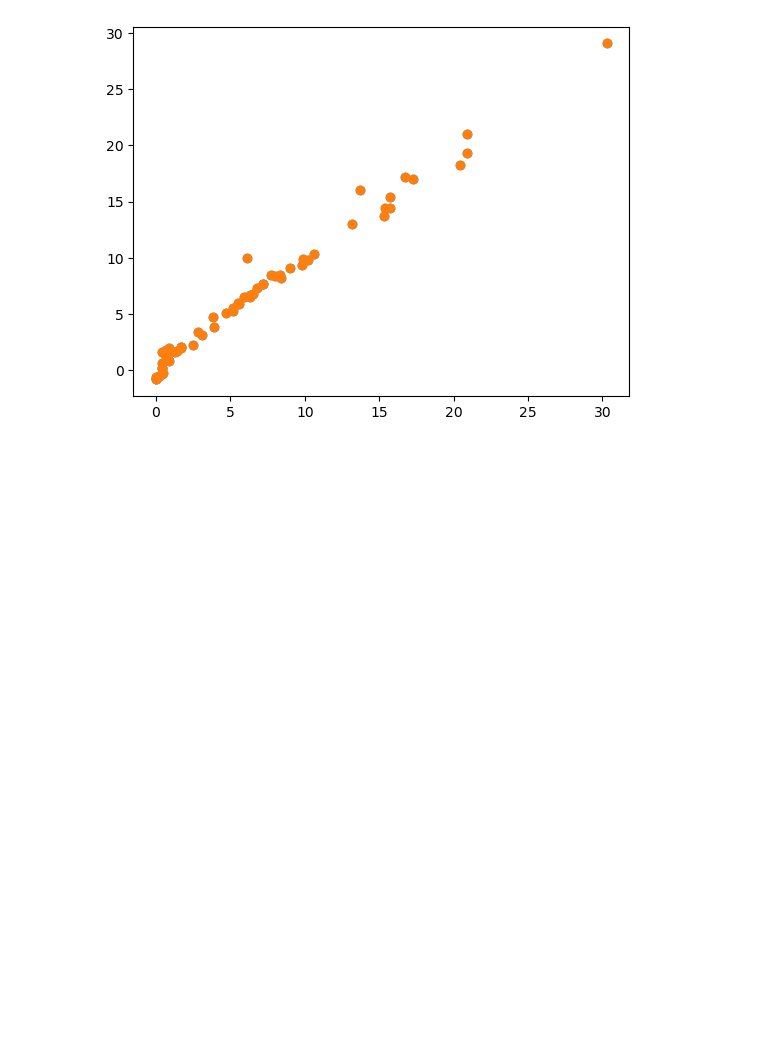
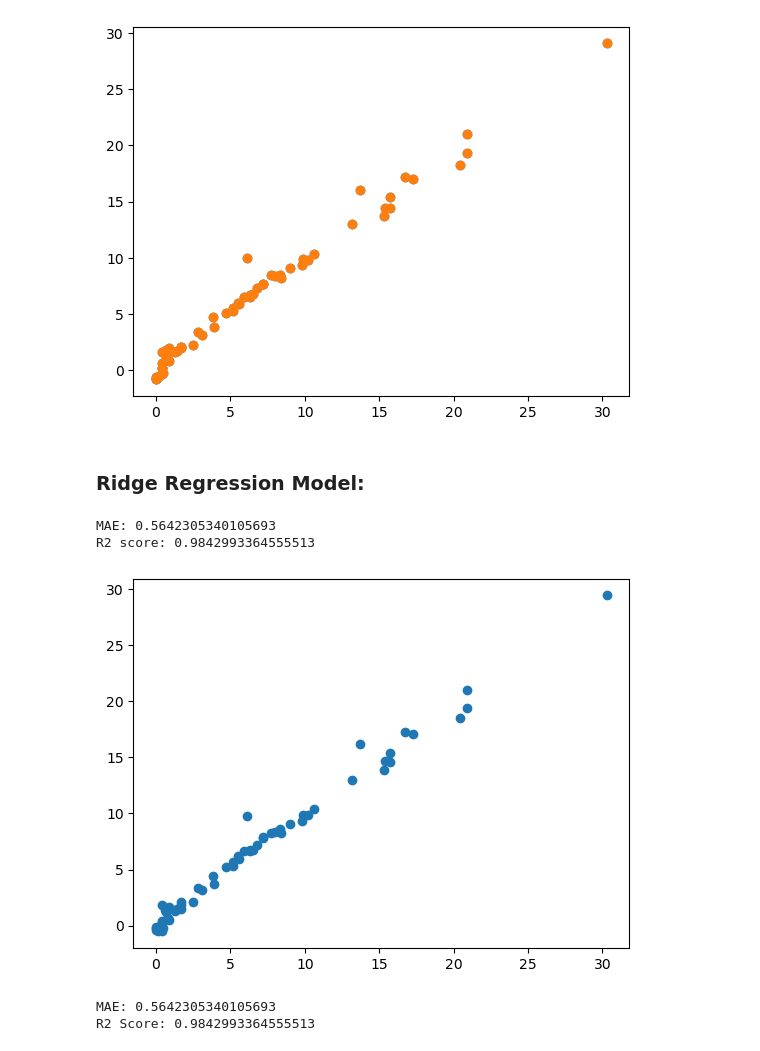
Before and after one commit to ganeshbgunjal/Projects, a Jupyter notebook: 1 Basic Linear Regression Project/2 Model Training with linear ridge lasso and elasticnet.ipynb, the cells around one changed output. Drawn from its saved outputs; the diff is of its cells as text; code cells hidden in the pictures; blank space fills up the shorter version.

```diff
--- a/1 Basic Linear Regression Project/2 Model Training with linear ridge lasso and elasticnet.ipynb
+++ b/1 Basic Linear Regression Project/2 Model Training with linear ridge lasso and elasticnet.ipynb
@@ -263,6 +263,6 @@ plt.show()
 ### Cross Validation with Lasso:
 # %%
 from sklearn.linear_model import LassoCV
-lassocv = LassoCV()
+lassocv = LassoCV(cv=5)
 lassocv.fit(X_train_scaled,y_train)
 # %% [output]
@@ -311,3 +311,26 @@ plt.scatter(y_test,y_pred)
 plt.show()
 # %% [output]
 [figure]
+# %% [markdown]
+### Ridge Regression Model:
+# %%
+from sklearn.linear_model import Ridge
+from sklearn.metrics import r2_score, mean_absolute_error
+ridge = Ridge()
+# %%
+ridge.fit(X_train_scaled,y_train)
+y_pred = ridge.predict(X_test_scaled)
+
+mae = mean_absolute_error(y_test,y_pred)
+score = r2_score(y_test,y_pred)
+
+print(f'MAE: {mae}')
+print(f'R2 score: {score}')
+# %% [output]
+MAE: 0.5642305340105693
+R2 score: 0.9842993364555513
+# %%
+plt.scatter(y_test,y_pred)
+plt.show()
+# %% [output]
+[figure, added]
@@ -313,0 +339,13 @@ plt.show()
+# %%
+ridgecv = RidgeCV(cv=5)
+ridgecv.fit(X_train_scaled,y_train)
+y_pred = ridgecv.predict(X_test_scaled)
+
+mae = mean_absolute_error(y_test,y_pred)
+score = r2_score(y_test,y_pred)
+
+print(f'MAE: {mae}')
+print(f'R2 Score: {score}')
+# %% [output]
+MAE: 0.5642305340105693
+R2 Score: 0.9842993364555513
```
Also changed, not shown: parts of 11 cells of this notebook, 1 other file.
